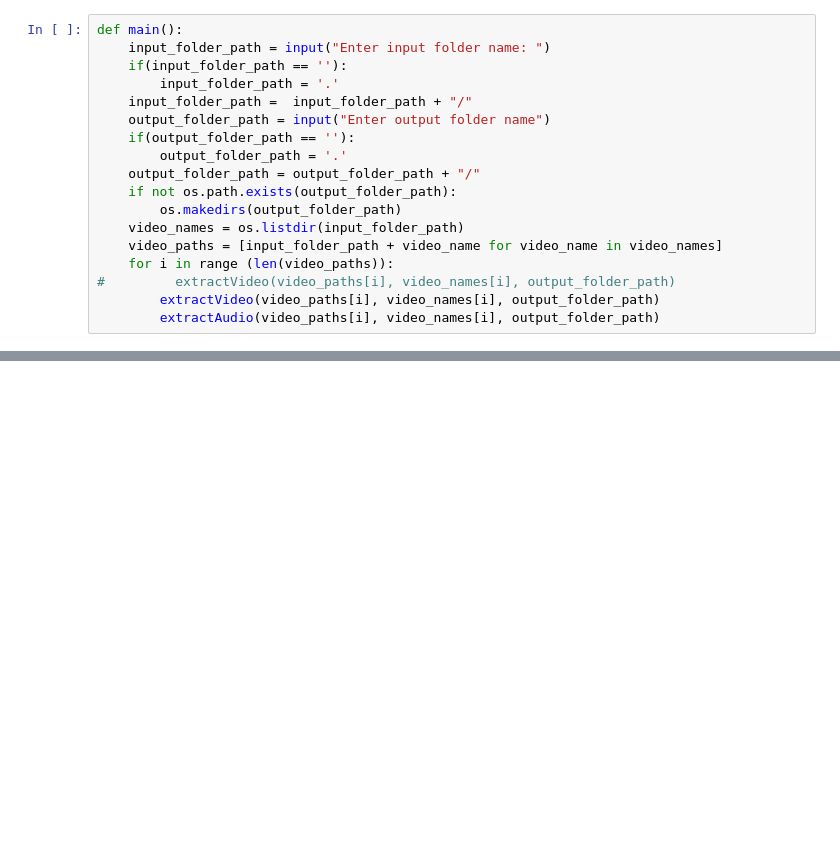
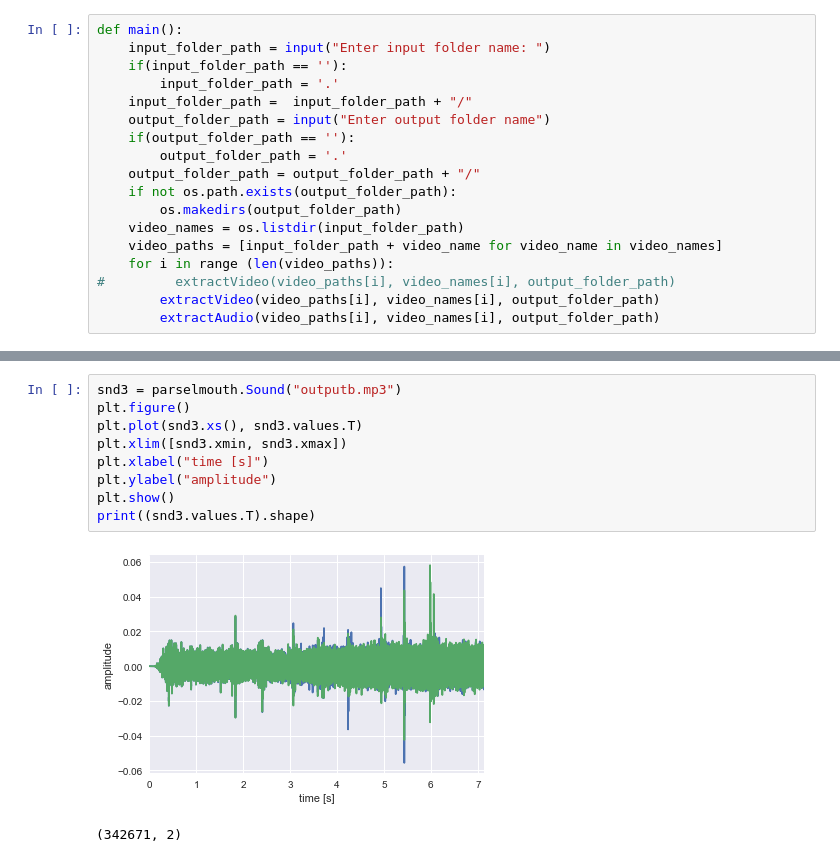
Before and after one commit to Chanokthorn/asdcnnclassification, a Jupyter notebook: adscnn/dataCollection/dataExtraction.ipynb, the cells around one changed output, grey strips where cells are left out. Cells and saved outputs as stored; diff of their text form; blank space fills up the shorter version.

```diff
--- a/adscnn/dataCollection/dataExtraction.ipynb
+++ b/adscnn/dataCollection/dataExtraction.ipynb
@@ -151,0 +255,12 @@ plt.show()
+# %%
+snd3 = parselmouth.Sound("outputb.mp3")
+plt.figure()
+plt.plot(snd3.xs(), snd3.values.T)
+plt.xlim([snd3.xmin, snd3.xmax])
+plt.xlabel("time [s]")
+plt.ylabel("amplitude")
+plt.show()
+print((snd3.values.T).shape)
+# %% [output]
+[figure, added]
+(342671, 2)
```
Also changed, not shown: parts of 16 cells of this notebook.
